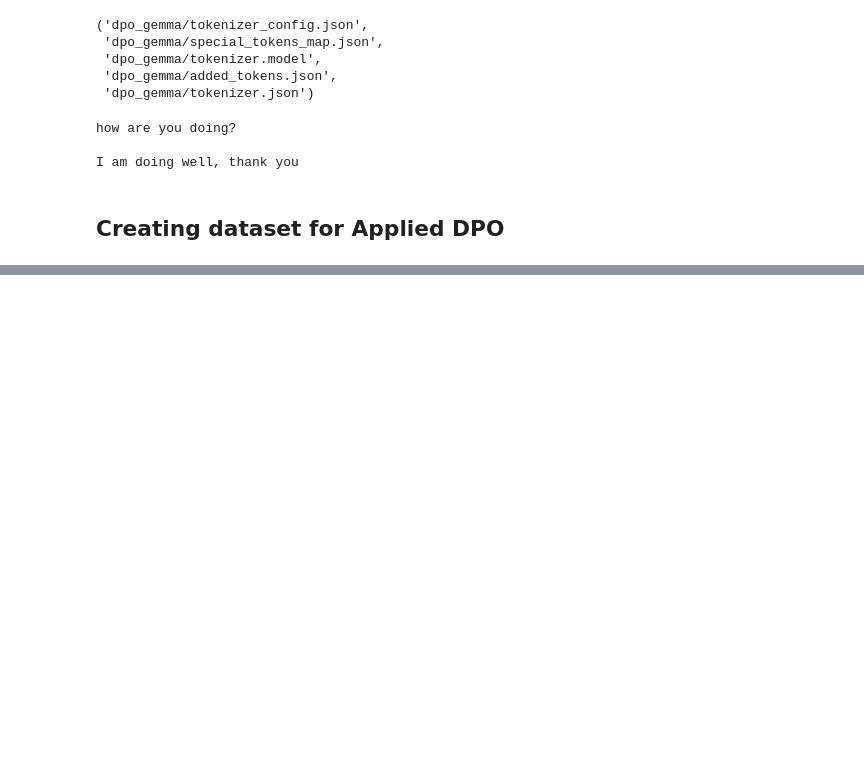
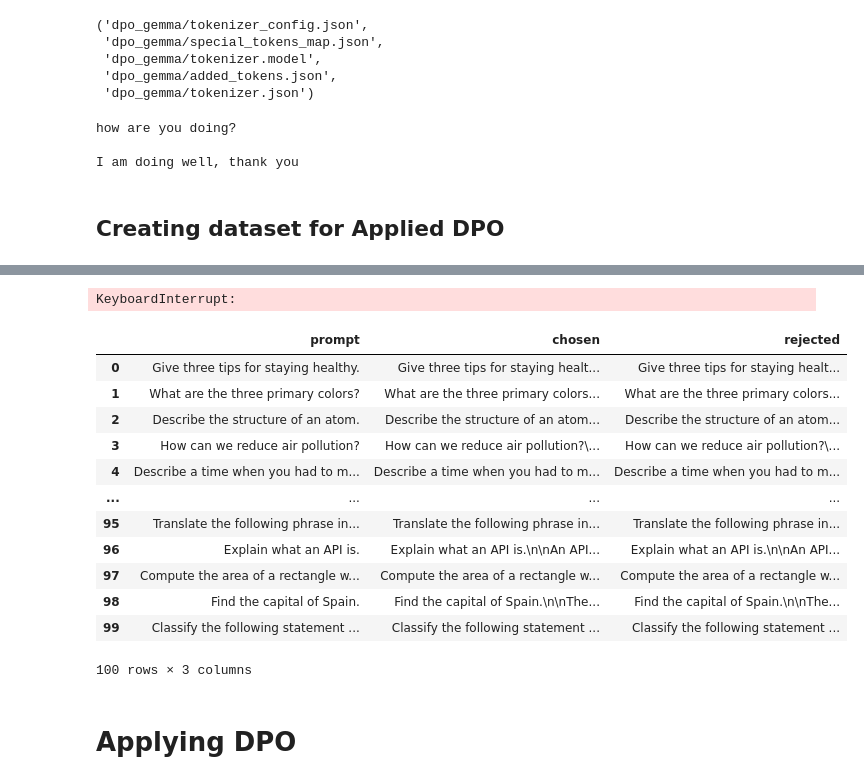
Before and after one commit to Yogesh914/dpo_and_sd, a Jupyter notebook: dpo_with_sd.ipynb, the cells around one changed output, grey strips where cells are left out. Cells and saved outputs as stored; diff of their text form; code cells hidden in the pictures; blank space fills up the shorter version.

```diff
--- a/dpo_with_sd.ipynb
+++ b/dpo_with_sd.ipynb
@@ -289,22 +305,17 @@ I am doing well, thank you
 # %%
-# Load the dataset
-dataset = load_dataset("tatsu-lab/alpaca", split="train")
-dataset = dataset.select(range(10))
-
-# Load the tokenizer
+df = pd.read_csv("/content/drive/MyDrive/data/dpo/dpo100.csv")
 tokenizer = AutoTokenizer.from_pretrained("google/gemma-7b-it")
 
 # Function to generate answers using the model
 def generate_answer(model, instruction):
-    with torch.no_grad():
-      inputs = tokenizer(instruction, return_tensors="pt").to("cuda")
-      output = model.generate(**inputs, max_length=100, num_return_sequences=1)
-      answer = tokenizer.decode(output[0], skip_special_tokens=True)
+    inputs = tokenizer(instruction, return_tensors="pt").to("cuda")
+    output = model.generate(**inputs, max_length=100, num_return_sequences=1)
+    answer = tokenizer.decode(output[0], skip_special_tokens=True)
     return answer
 
 # Process the dataset with gemma-7b model
 def process_dataset_7b(batch):
-    instructions = [batch['instruction'] + ' ' + batch['input']]
+    instructions = batch['instruction']
     chosen_answers = []
     for instruction in instructions:
         chosen_answers.append(generate_answer(model_7b, instruction))
@@ -312,57 +323,24 @@ def process_dataset_7b(batch):
 
 # Process the dataset with gemma-2b model
 def process_dataset_2b(batch):
-    instructions = [batch['instruction'] + ' ' + batch['input']]
+    instructions = batch['prompt']
     rejected_answers = []
     for instruction in instructions:
         rejected_answers.append(generate_answer(model_2b, instruction))
-    return {'rejected': rejected_answers}
-
-# Function to format the dataset
-def chatml_format(batch):
-    formatted_examples = []
-    for i in range(len(batch['instruction'])):
-        # Format instruction
-        message = {"role": "user", "content": batch['instruction'][i]}
-        prompt = tokenizer.apply_chat_template([message], tokenize=False, add_generation_prompt=True)
-
-        # Format chosen answer
-        chosen = batch['chosen'][i] + "<|im_end|>\n"
-
-        # Format rejected answer
-        rejected = batch['rejected'][i] + "<|im_end|>\n"
-
-        formatted_examples.append({
-            "prompt": prompt,
-            "chosen": chosen,
-            "rejected": rejected,
-        })
-    return formatted_examples
-
+    return {'prompt': instructions, 'chosen': batch['chosen'], 'rejected': rejected_answers}
 
 
 # Process the dataset with gemma-7b model
 model_7b = AutoModelForCausalLM.from_pretrained("google/gemma-7b-it", token=access_token).to("cuda")
-processed_dataset_7b = dataset.map(
-    process_dataset_7b,
-    remove_columns=['output', 'text']
-)
+processed_dataset_7b = df.to_dict(orient='list')
+processed_dataset_7b = process_dataset_7b(processed_dataset_7b)
 del model_7b
 torch.cuda.empty_cache()
 
 # Process the dataset with gemma-2b model
 model_2b = AutoModelForCausalLM.from_pretrained("google/gemma-2b-it", token=access_token).to("cuda")
-processed_dataset = processed_dataset_7b.map(
-    process_dataset_2b,
-    remove_columns=['input']
-)
+processed_dataset = process_dataset_2b(processed_dataset_7b)
 del model_2b
 torch.cuda.empty_cache()
-
-# Format the dataset
-formatted_dataset = processed_dataset.map(
-    chatml_format
-)
-
-# Save the formatted dataset to disk
-formatted_dataset.save_to_disk("formatted_dataset")
+# %% [output]
+KeyboardInterrupt:
@@ -370,0 +347,16 @@ formatted_dataset[0]
+# %%
+pd.DataFrame(processed_dataset)
+# %% [output]
+|  | prompt | chosen | rejected |
+| 0 | Give three tips for staying healthy. | Give three tips for staying healt... | Give three tips for staying healt... |
+| 1 | What are the three primary colors? | What are the three primary colors... | What are the three primary colors... |
+| 2 | Describe the structure of an atom. | Describe the structure of an atom... | Describe the structure of an atom... |
+| 3 | How can we reduce air pollution? | How can we reduce air pollution?\... | How can we reduce air pollution?\... |
+| 4 | Describe a time when you had to m... | Describe a time when you had to m... | Describe a time when you had to m... |
+| ... | ... | ... | ... |
+| 95 | Translate the following phrase in... | Translate the following phrase in... | Translate the following phrase in... |
+| 96 | Explain what an API is. | Explain what an API is.\n\nAn API... | Explain what an API is.\n\nAn API... |
+| 97 | Compute the area of a rectangle w... | Compute the area of a rectangle w... | Compute the area of a rectangle w... |
+| 98 | Find the capital of Spain. | Find the capital of Spain.\n\nThe... | Find the capital of Spain.\n\nThe... |
+| 99 | Classify the following statement ... | Classify the following statement ... | Classify the following statement ... |
+100 rows × 3 columns
@@ -370,0 +390,2 @@ formatted_dataset[0]
+# %% [markdown]
+# Applying DPO
```
Also changed, not shown: parts of 19 cells of this notebook.
